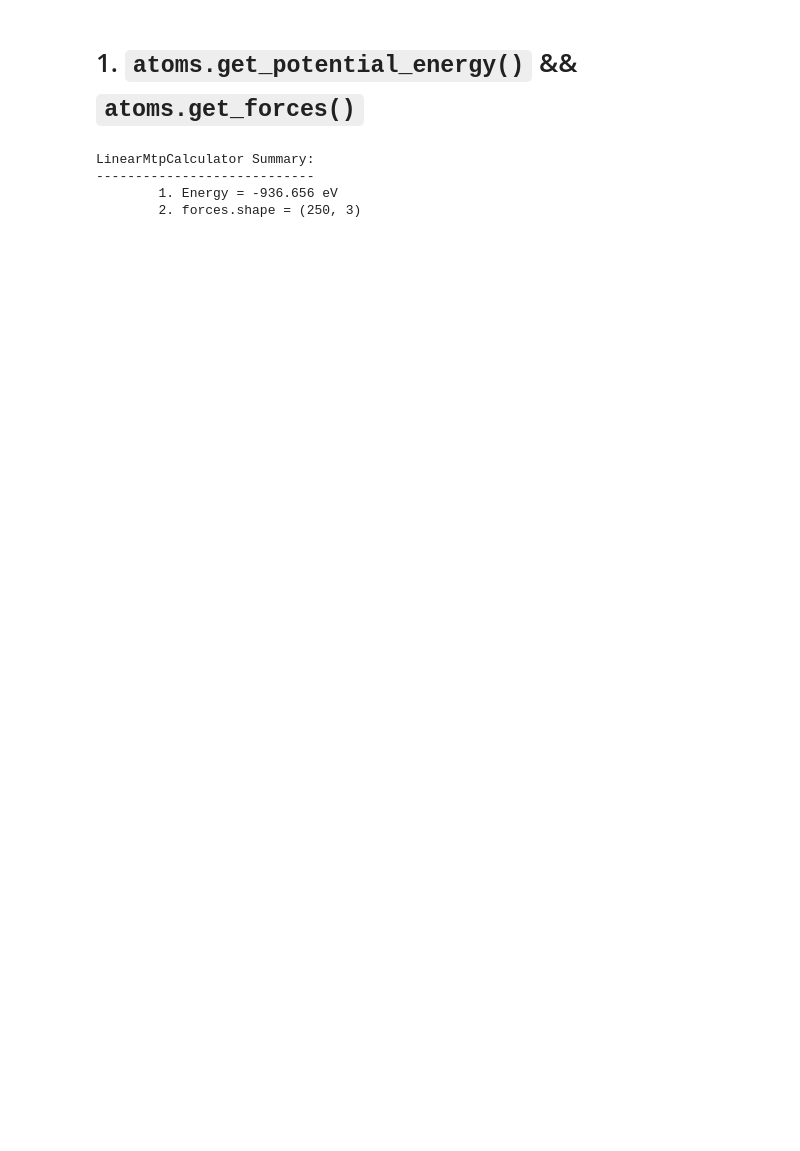
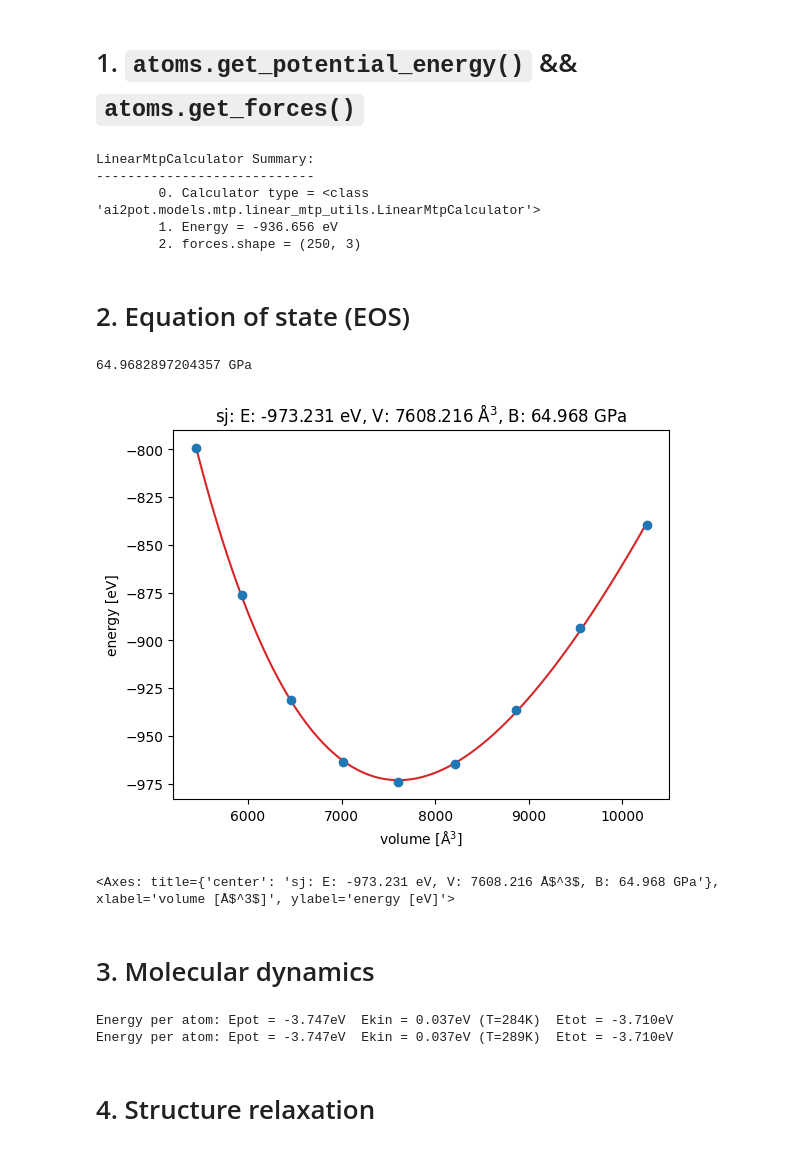
Before and after one commit to lhycms/AI2Pot, a Jupyter notebook: tutorials/7_linearMtp_ase.ipynb, the cells around one changed output. Saved outputs shown, nothing was run; the diff lists cells and outputs as text; code cells hidden in the pictures; blank space fills up the shorter version.

```diff
--- a/tutorials/7_linearMtp_ase.ipynb
+++ b/tutorials/7_linearMtp_ase.ipynb
@@ -40,10 +42,82 @@ atoms.calc = linear_mtp_calculator
 
 print("LinearMtpCalculator Summary:")
 print("----------------------------")
+print("\t0. Calculator type =", type(atoms.calc))
 print("\t1. Energy = {0:.3f} eV".format(atoms.get_potential_energy()))
 print("\t2. forces.shape =", atoms.get_forces().shape)
 # %% [output]
 LinearMtpCalculator Summary:
 ----------------------------
+        0. Calculator type = <class 'ai2pot.models.mtp.linear_mtp_utils.LinearMtpCalculator'>
         1. Energy = -936.656 eV
         2. forces.shape = (250, 3)
+# %% [markdown]
+# 2. Equation of state (EOS)
+# %%
+atoms: Atoms = ase_read(extxyz_path, index=":")[0]
+linear_mtp_calculator: LinearMtpCalculator = LinearMtpCalculator(checkpoint_path=checkpoint_path,
+                                                                 map_location="cpu",
+                                                                 torch_float_dtype=torch_float_dtype)
+atoms.calc = linear_mtp_calculator
+
+cell: np.ndarray = atoms.get_cell()
+traj = Trajectory('PbTe.traj', 'w')
+for x in np.linspace(0.85, 1.05, 9):
+    atoms.set_cell(cell * x, scale_atoms=True)
+    atoms.get_potential_energy()
+    traj.write(atoms)
+# %%
+from ase.eos import EquationOfState
+from ase.io import read
+from ase.units import kJ
+
+configs = read('PbTe.traj@0:9')  # read 9 configurations
+# Extract volumes and energies:
+volumes = [atoms.get_volume() for atoms in configs]
+energies = [atoms.get_potential_energy() for atoms in configs]
+eos = EquationOfState(volumes, energies)
+v0, e0, B = eos.fit()
+print(B / kJ * 1.0e24, 'GPa')
+eos.plot('PbTe-eos.png', show=True)
+# %% [output]
+64.9682897204357 GPa
+[figure, added]
+<Axes: title={'center': 'sj: E: -973.231 eV, V: 7608.216 Å$^3$, B: 64.968 GPa'}, xlabel='volume [Å$^3$]', ylabel='energy [eV]'>
+# %% [markdown]
+# 3. Molecular dynamics
+# %%
+from ase import units
+from ase.md.velocitydistribution import MaxwellBoltzmannDistribution
+from ase.md.verlet import VelocityVerlet
+
+atoms: Atoms = ase_read(extxyz_path, index=":")[0]
+linear_mtp_calculator: LinearMtpCalculator = LinearMtpCalculator(checkpoint_path=checkpoint_path,
+                                                                 map_location="cpu",
+                                                                 torch_float_dtype=torch_float_dtype)
+atoms.calc = linear_mtp_calculator
+
+# Set the momenta corresponding to T=300K
+MaxwellBoltzmannDistribution(atoms, temperature_K=300)
+
+# We want to run MD with constant energy using the VelocityVerlet algorithm.
+dyn = VelocityVerlet(atoms, 1 * units.fs)  # 1 fs time step.
+
+def printenergy(a):
+    """Function to print the potential, kinetic and total energy"""
+    epot = a.get_potential_energy() / len(a)
+    ekin = a.get_kinetic_energy() / len(a)
+    print(
+        'Energy per atom: Epot = %.3feV  Ekin = %.3feV (T=%3.0fK)  '
+        'Etot = %.3feV' % (epot, ekin, ekin / (1.5 * units.kB), epot + ekin)
+    )
+
+# Now run the dynamics
+printenergy(atoms)
+for i in range(1):
+    dyn.run(10)
+    printenergy(atoms)
+# %% [output]
+Energy per atom: Epot = -3.747eV  Ekin = 0.037eV (T=284K)  Etot = -3.710eV
+Energy per atom: Epot = -3.747eV  Ekin = 0.037eV (T=289K)  Etot = -3.710eV
+# %% [markdown]
+# 4. Structure relaxation
```
Also changed, not shown: parts of 3 cells of this notebook, 1 other file.
